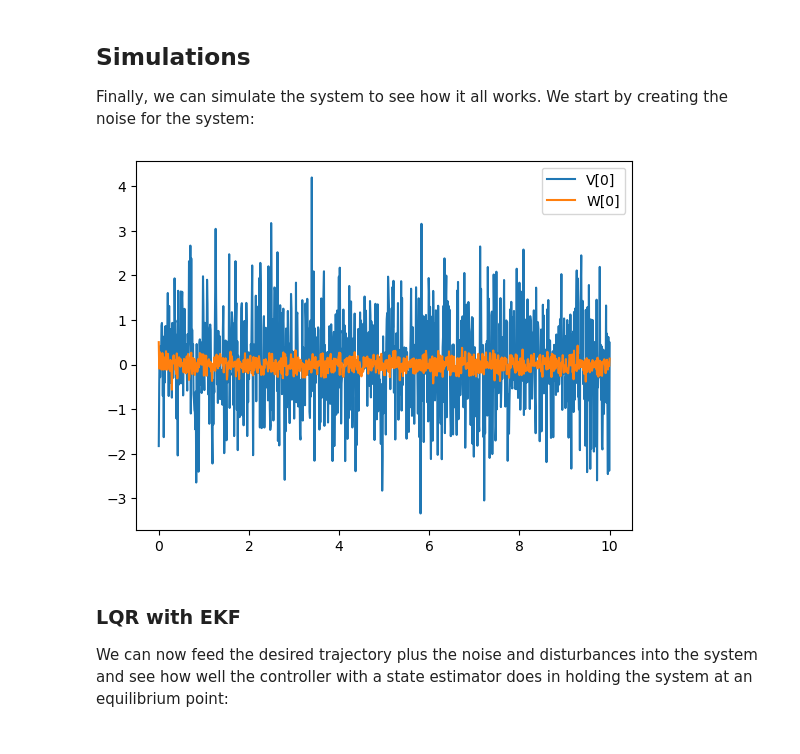
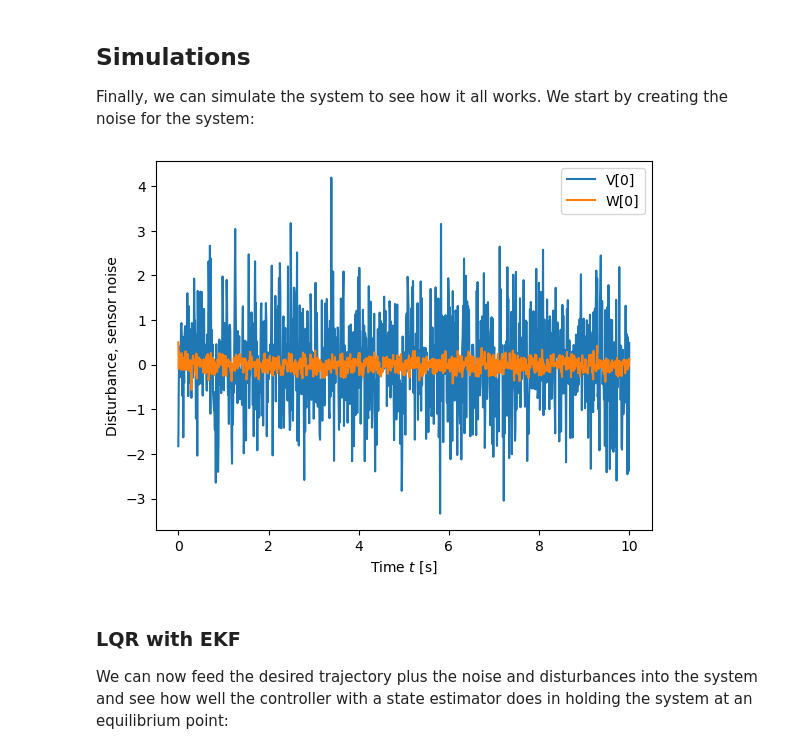
Before and after one commit to murrayrm/python-control, a Jupyter notebook: doc/examples/kalman-pvtol.ipynb, the cells around one changed output. Cells and saved outputs as stored; diff of their text form; code cells hidden in the pictures.

```diff
--- a/doc/examples/kalman-pvtol.ipynb
+++ b/doc/examples/kalman-pvtol.ipynb
@@ -196,17 +200,19 @@ Finally, we can simulate the system to see how it all works.  We start by creati
 # %%
 # Create the time vector for the simulation
 Tf = 10
 timepts = np.linspace(0, Tf, 1000)
 
 # Create representative process disturbance and sensor noise vectors
 np.random.seed(117)           # avoid figures changing from run to run
 V = ct.white_noise(timepts, Qv) # smaller disturbances and noise then design
 W = ct.white_noise(timepts, Qw)
 plt.plot(timepts, V[0], label="V[0]")
 plt.plot(timepts, W[0], label="W[0]")
+plt.xlabel("Time $t$ [s]")
+plt.ylabel("Disturbance, sensor noise")
 plt.legend();
 # %% [output]
-[figure, old version]
+[figure, new version]
 # %% [markdown]
 ### LQR with EKF
 
```
Also changed, not shown: parts of 5 cells of this notebook, 2 other files.
